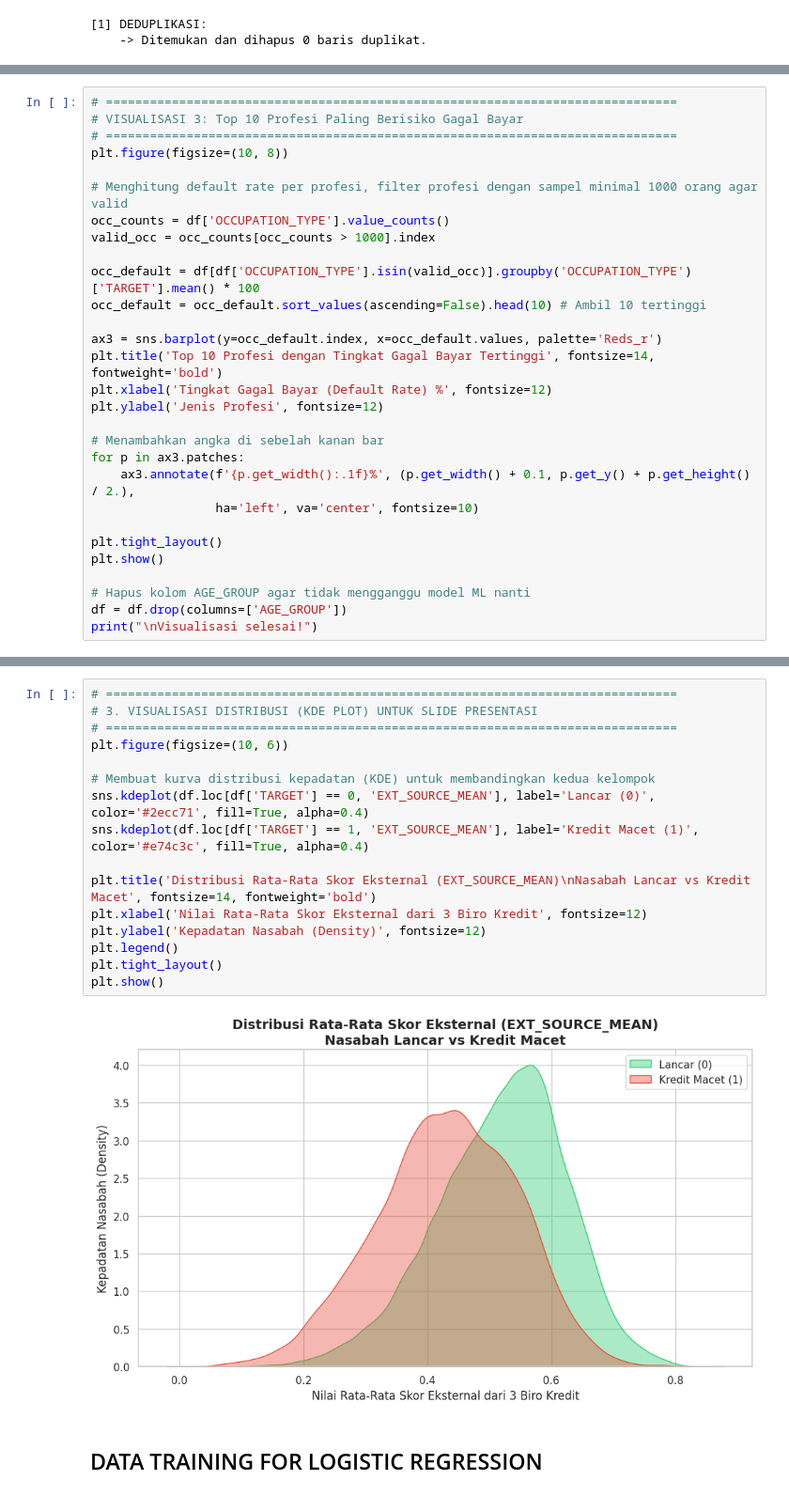
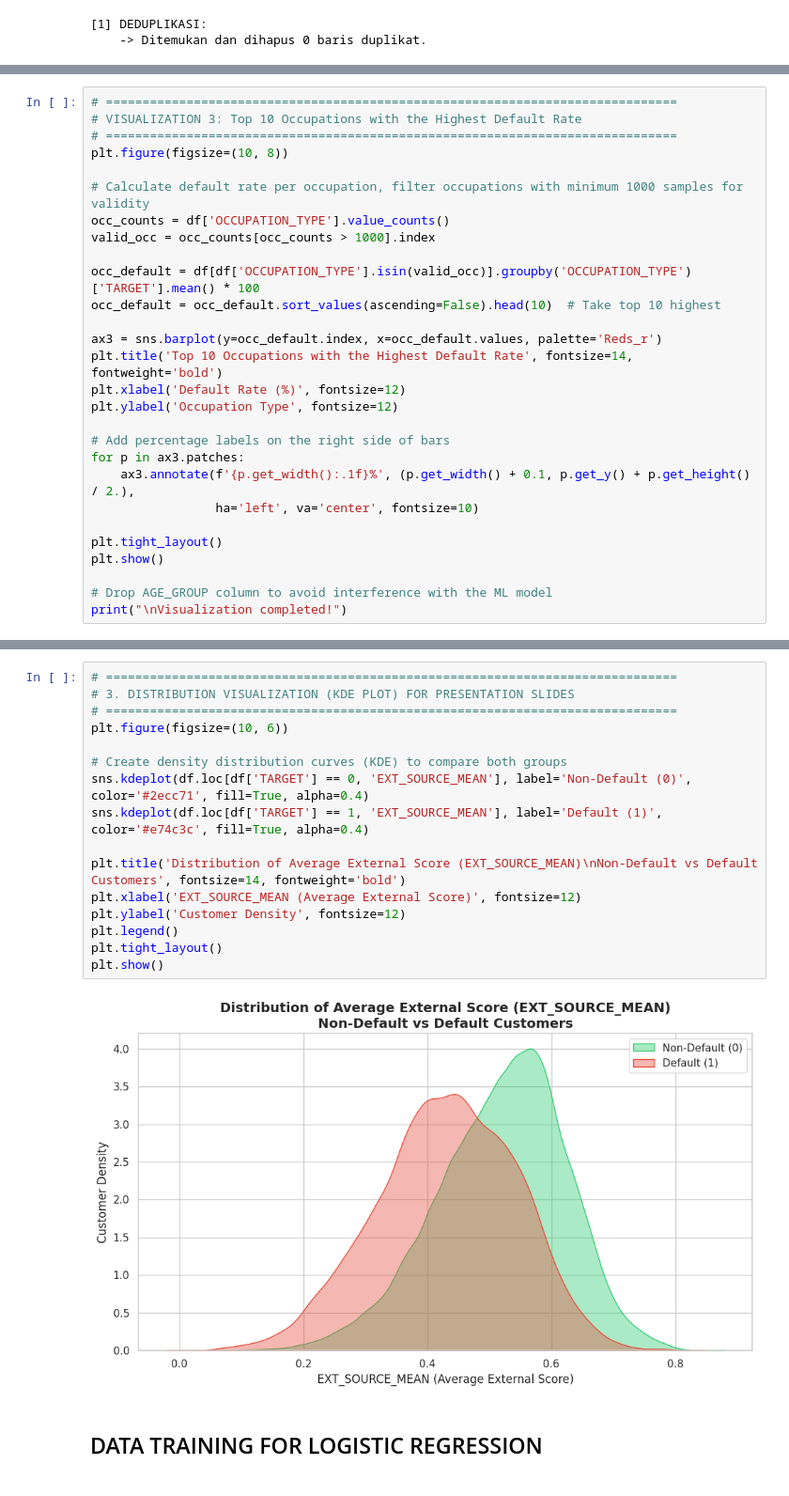
Before and after one commit to niqanabila16/Credit-Score-Prediction, a Jupyter notebook: Credit_Score_Prediction.ipynb, the cells around one changed output, grey strips where cells are left out. Shown at 94% size. Drawn from its saved outputs; the diff is of its cells as text.

```diff
--- a/Credit_Score_Prediction.ipynb
+++ b/Credit_Score_Prediction.ipynb
@@ -302,22 +306,22 @@ plt.show()
 # %%
 # ==============================================================================
-# VISUALISASI 3: Top 10 Profesi Paling Berisiko Gagal Bayar
+# VISUALIZATION 3: Top 10 Occupations with the Highest Default Rate
 # ==============================================================================
 plt.figure(figsize=(10, 8))
 
-# Menghitung default rate per profesi, filter profesi dengan sampel minimal 1000 orang agar valid
+# Calculate default rate per occupation, filter occupations with minimum 1000 samples for validity
 occ_counts = df['OCCUPATION_TYPE'].value_counts()
 valid_occ = occ_counts[occ_counts > 1000].index
 
 occ_default = df[df['OCCUPATION_TYPE'].isin(valid_occ)].groupby('OCCUPATION_TYPE')['TARGET'].mean() * 100
-occ_default = occ_default.sort_values(ascending=False).head(10) # Ambil 10 tertinggi
+occ_default = occ_default.sort_values(ascending=False).head(10)  # Take top 10 highest
 
 ax3 = sns.barplot(y=occ_default.index, x=occ_default.values, palette='Reds_r')
-plt.title('Top 10 Profesi dengan Tingkat Gagal Bayar Tertinggi', fontsize=14, fontweight='bold')
-plt.xlabel('Tingkat Gagal Bayar (Default Rate) %', fontsize=12)
-plt.ylabel('Jenis Profesi', fontsize=12)
+plt.title('Top 10 Occupations with the Highest Default Rate', fontsize=14, fontweight='bold')
+plt.xlabel('Default Rate (%)', fontsize=12)
+plt.ylabel('Occupation Type', fontsize=12)
 
-# Menambahkan angka di sebelah kanan bar
+# Add percentage labels on the right side of bars
 for p in ax3.patches:
     ax3.annotate(f'{p.get_width():.1f}%', (p.get_width() + 0.1, p.get_y() + p.get_height() / 2.),
                  ha='left', va='center', fontsize=10)
@@ -325,9 +329,8 @@ for p in ax3.patches:
 plt.tight_layout()
 plt.show()
 
-# Hapus kolom AGE_GROUP agar tidak mengganggu model ML nanti
-df = df.drop(columns=['AGE_GROUP'])
-print("\nVisualisasi selesai!")
+# Drop AGE_GROUP column to avoid interference with the ML model
+print("\nVisualization completed!")
 # %% [output]
 Passing `palette` without assigning `hue` is deprecated and will be removed in v0.14.0. Assign the `y` variable to `hue` and set `legend=False` for the same effect.
 
@@ -382,21 +385,21 @@ Semakin TINGGI skor eksternalnya, semakin RENDAH risiko gagal bayarnya.
 # %%
 # ==============================================================================
-# 3. VISUALISASI DISTRIBUSI (KDE PLOT) UNTUK SLIDE PRESENTASI
+# 3. DISTRIBUTION VISUALIZATION (KDE PLOT) FOR PRESENTATION SLIDES
 # ==============================================================================
 plt.figure(figsize=(10, 6))
 
-# Membuat kurva distribusi kepadatan (KDE) untuk membandingkan kedua kelompok
-sns.kdeplot(df.loc[df['TARGET'] == 0, 'EXT_SOURCE_MEAN'], label='Lancar (0)', color='#2ecc71', fill=True, alpha=0.4)
-sns.kdeplot(df.loc[df['TARGET'] == 1, 'EXT_SOURCE_MEAN'], label='Kredit Macet (1)', color='#e74c3c', fill=True, alpha=0.4)
+# Create density distribution curves (KDE) to compare both groups
+sns.kdeplot(df.loc[df['TARGET'] == 0, 'EXT_SOURCE_MEAN'], label='Non-Default (0)', color='#2ecc71', fill=True, alpha=0.4)
+sns.kdeplot(df.loc[df['TARGET'] == 1, 'EXT_SOURCE_MEAN'], label='Default (1)', color='#e74c3c', fill=True, alpha=0.4)
 
-plt.title('Distribusi Rata-Rata Skor Eksternal (EXT_SOURCE_MEAN)\nNasabah Lancar vs Kredit Macet', fontsize=14, fontweight='bold')
-plt.xlabel('Nilai Rata-Rata Skor Eksternal dari 3 Biro Kredit', fontsize=12)
-plt.ylabel('Kepadatan Nasabah (Density)', fontsize=12)
+plt.title('Distribution of Average External Score (EXT_SOURCE_MEAN)\nNon-Default vs Default Customers', fontsize=14, fontweight='bold')
+plt.xlabel('EXT_SOURCE_MEAN (Average External Score)', fontsize=12)
+plt.ylabel('Customer Density', fontsize=12)
 plt.legend()
 plt.tight_layout()
 plt.show()
 # %% [output]
-[figure, old version]
+[figure, new version]
 # %% [markdown]
 ## DATA TRAINING FOR LOGISTIC REGRESSION
 # %%
```
Also changed, not shown: parts of 32 cells of this notebook, 10 other files.
